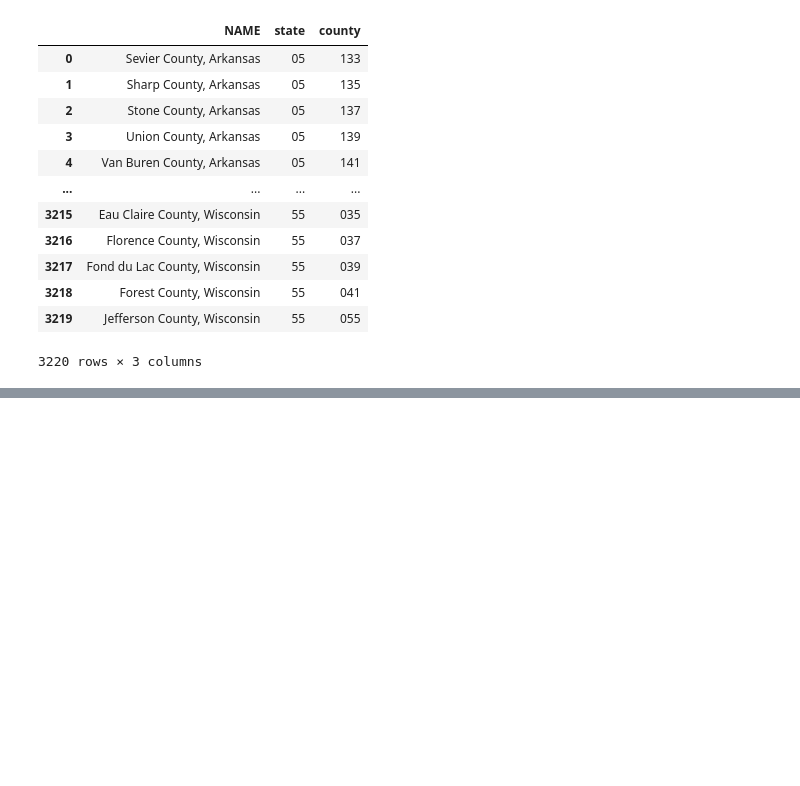
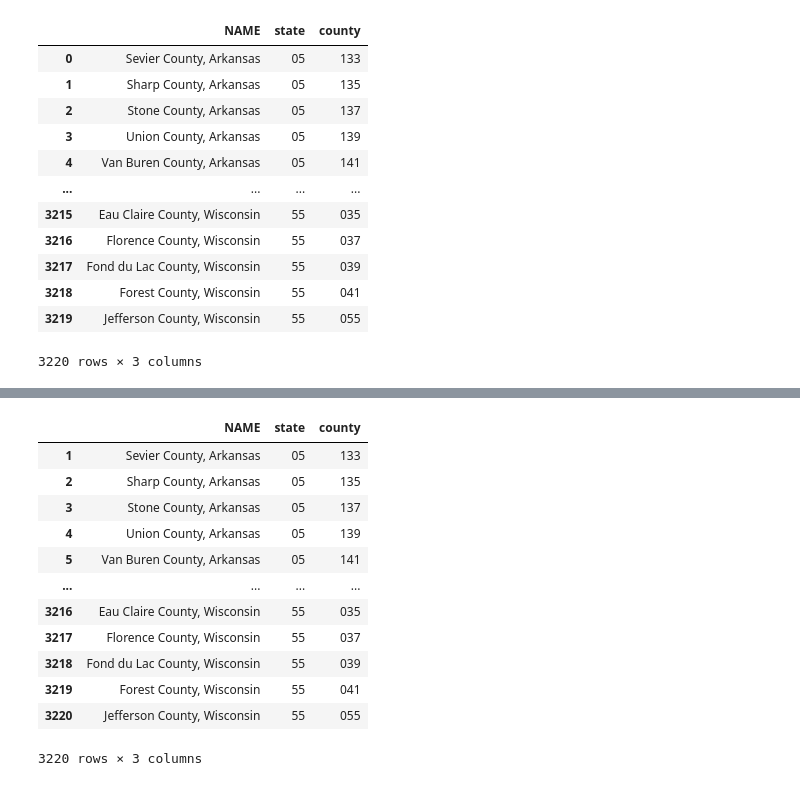
Before and after one commit to rajkonkret/PythonAnalizaDanychZus, a Jupyter notebook: day3/cwiczenie4.ipynb, the cells around one changed output, grey strips where cells are left out. Cells and saved outputs as stored; diff of their text form; code cells hidden in the pictures; blank space fills up the shorter version.

```diff
--- a/day3/cwiczenie4.ipynb
+++ b/day3/cwiczenie4.ipynb
@@ -195,0 +244,17 @@ df
+# %%
+us = us.drop(index=0)
+us
+# %% [output]
+|  | NAME | state | county |
+| 1 | Sevier County, Arkansas | 05 | 133 |
+| 2 | Sharp County, Arkansas | 05 | 135 |
+| 3 | Stone County, Arkansas | 05 | 137 |
+| 4 | Union County, Arkansas | 05 | 139 |
+| 5 | Van Buren County, Arkansas | 05 | 141 |
+| ... | ... | ... | ... |
+| 3216 | Eau Claire County, Wisconsin | 55 | 035 |
+| 3217 | Florence County, Wisconsin | 55 | 037 |
+| 3218 | Fond du Lac County, Wisconsin | 55 | 039 |
+| 3219 | Forest County, Wisconsin | 55 | 041 |
+| 3220 | Jefferson County, Wisconsin | 55 | 055 |
+3220 rows × 3 columns
```
Also changed, not shown: parts of 6 cells of this notebook.
